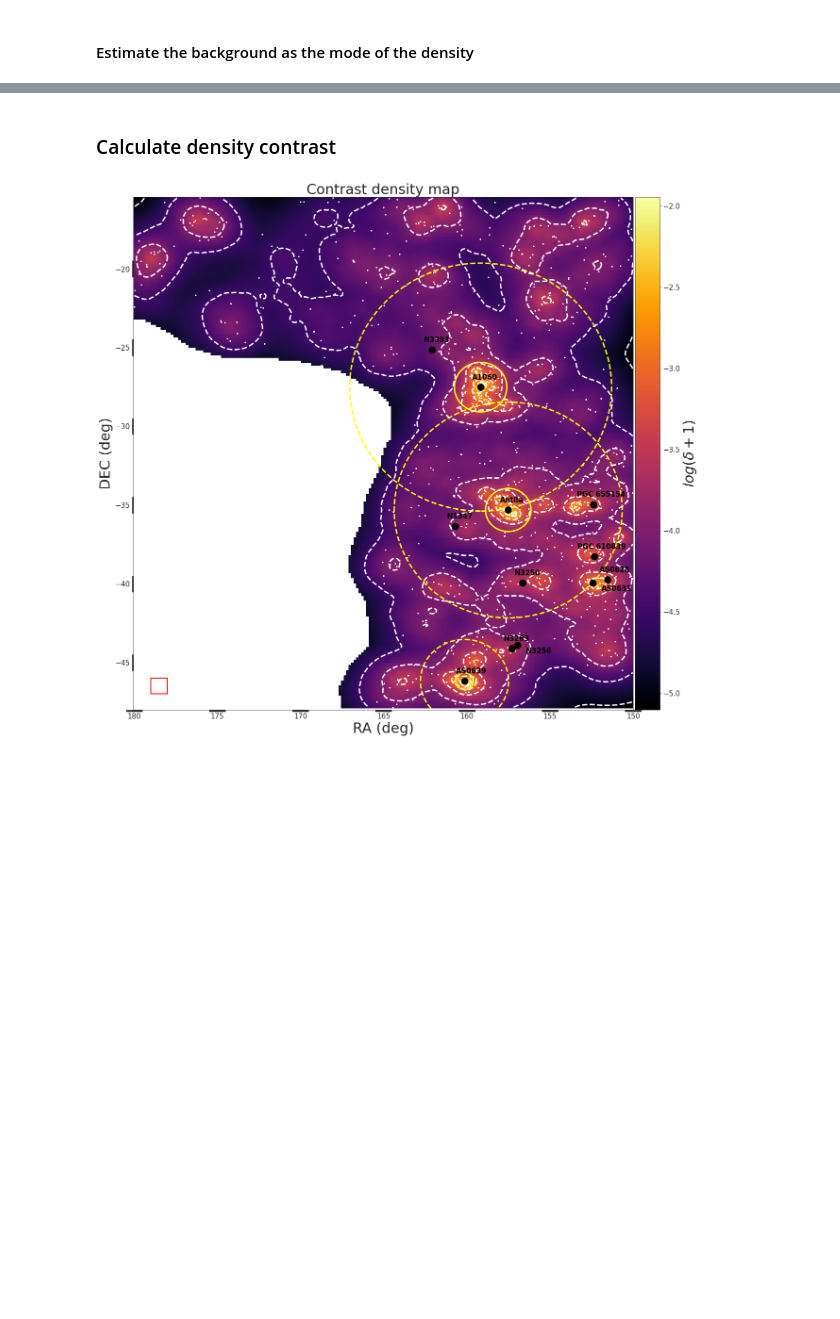
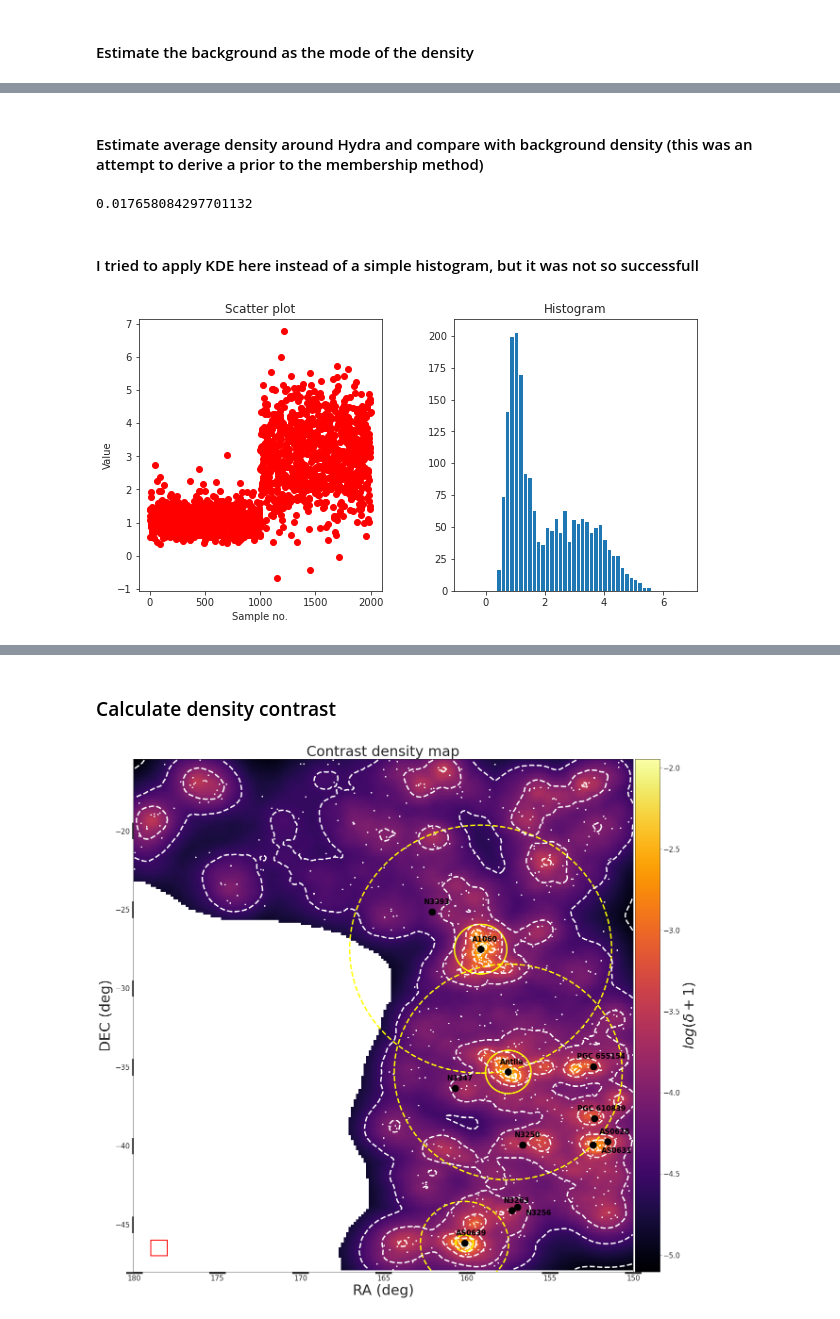
Before and after one commit to elismar2000/Hydra-Centaurus, a Jupyter notebook: hydra-centaurus-KNN-density.ipynb, the cells around one changed output, grey strips where cells are left out. Cells and saved outputs as stored; diff of their text form; code cells hidden in the pictures; blank space fills up the shorter version.

```diff
--- a/hydra-centaurus-KNN-density.ipynb
+++ b/hydra-centaurus-KNN-density.ipynb
@@ -513,0 +481,2 @@ Peak of the distribution after correcting for borders = 2000.000
+# %% [markdown]
+#### Estimate average density around Hydra and compare with background density (this was an attempt to derive a prior to the membership method)
@@ -513,0 +500,6 @@ Peak of the distribution after correcting for borders = 2000.000
+# %%
+background_density / mean_density
+# %% [output]
+0.017658084297701132
+# %% [markdown]
+#### I tried to apply KDE here instead of a simple histogram, but it was not so successfull
@@ -513,0 +509,26 @@ Peak of the distribution after correcting for borders = 2000.000
+# %%
+def generate_data(seed=17):
+    # Fix the seed to reproduce the results
+    rand = np.random.RandomState(seed)
+    x = []
+    dat = rand.lognormal(0, 0.3, 1000)
+    x = np.concatenate((x, dat))
+    dat = rand.normal(3, 1, 1000)
+    x = np.concatenate((x, dat))
+    return x
+# %%
+# x_train = generate_data()[:, np.newaxis]
+x_train = generate_data().reshape(-1, 1)
+fig, ax = plt.subplots(nrows=1, ncols=2, figsize=(10, 5))
+plt.subplot(121)
+plt.scatter(np.arange(len(x_train)), x_train, c='red')
+plt.xlabel('Sample no.')
+plt.ylabel('Value')
+plt.title('Scatter plot')
+plt.subplot(122)
+plt.hist(x_train, bins=50)
+plt.title('Histogram')
+fig.subplots_adjust(wspace=.3)
+plt.show()
+# %% [output]
+[figure, added]
```
Also changed, not shown: parts of 33 cells of this notebook.
